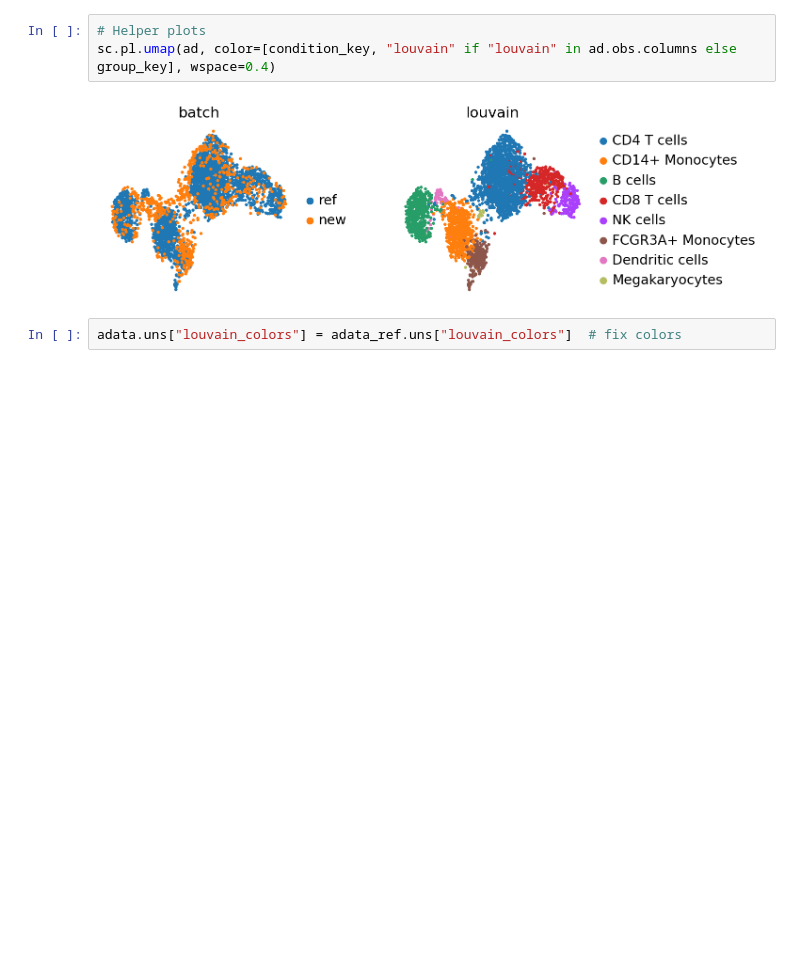
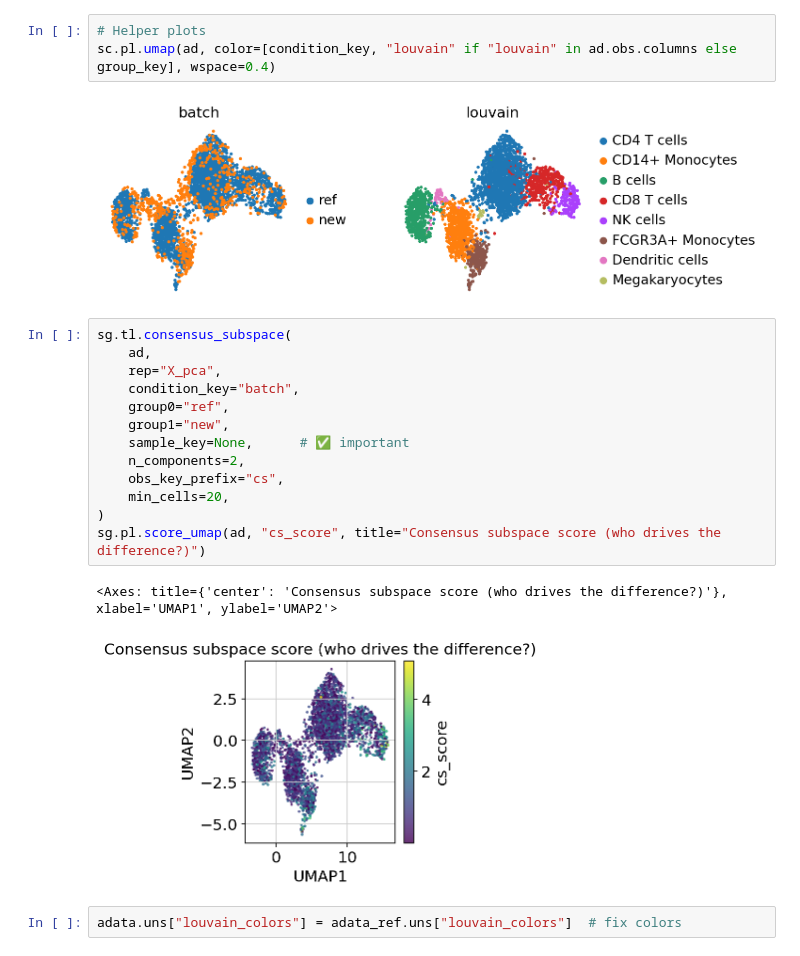
Before and after one commit to liuifrec/scgeo, a Jupyter notebook: notebooks/pbmc_ingest_scgeo_demo_fixed.ipynb, the cells around one changed output. Saved outputs shown, nothing was run; the diff lists cells and outputs as text; blank space fills up the shorter version.

Commit message:
Day sprint: add ScGeo panels + plotting standardization

```diff
--- a/notebooks/pbmc_ingest_scgeo_demo_fixed.ipynb
+++ b/notebooks/pbmc_ingest_scgeo_demo_fixed.ipynb
@@ -198,6 +211,22 @@ tbl.head(12)
 sc.pl.umap(ad, color=[condition_key, "louvain" if "louvain" in ad.obs.columns else group_key], wspace=0.4)
 # %% [output]
 [figure]
+# %%
+sg.tl.consensus_subspace(
+    ad,
+    rep="X_pca",
+    condition_key="batch",
+    group0="ref",
+    group1="new",
+    sample_key=None,      # ✅ important
+    n_components=2,
+    obs_key_prefix="cs",
+    min_cells=20,
+)
+sg.pl.score_umap(ad, "cs_score", title="Consensus subspace score (who drives the difference?)")
+# %% [output]
+<Axes: title={'center': 'Consensus subspace score (who drives the difference?)'}, xlabel='UMAP1', ylabel='UMAP2'>
+[figure, added]
 # %%
 adata.uns["louvain_colors"] = adata_ref.uns["louvain_colors"]  # fix colors
 # %%
```
Also changed, not shown: parts of 15 cells of this notebook, 27 other files.
